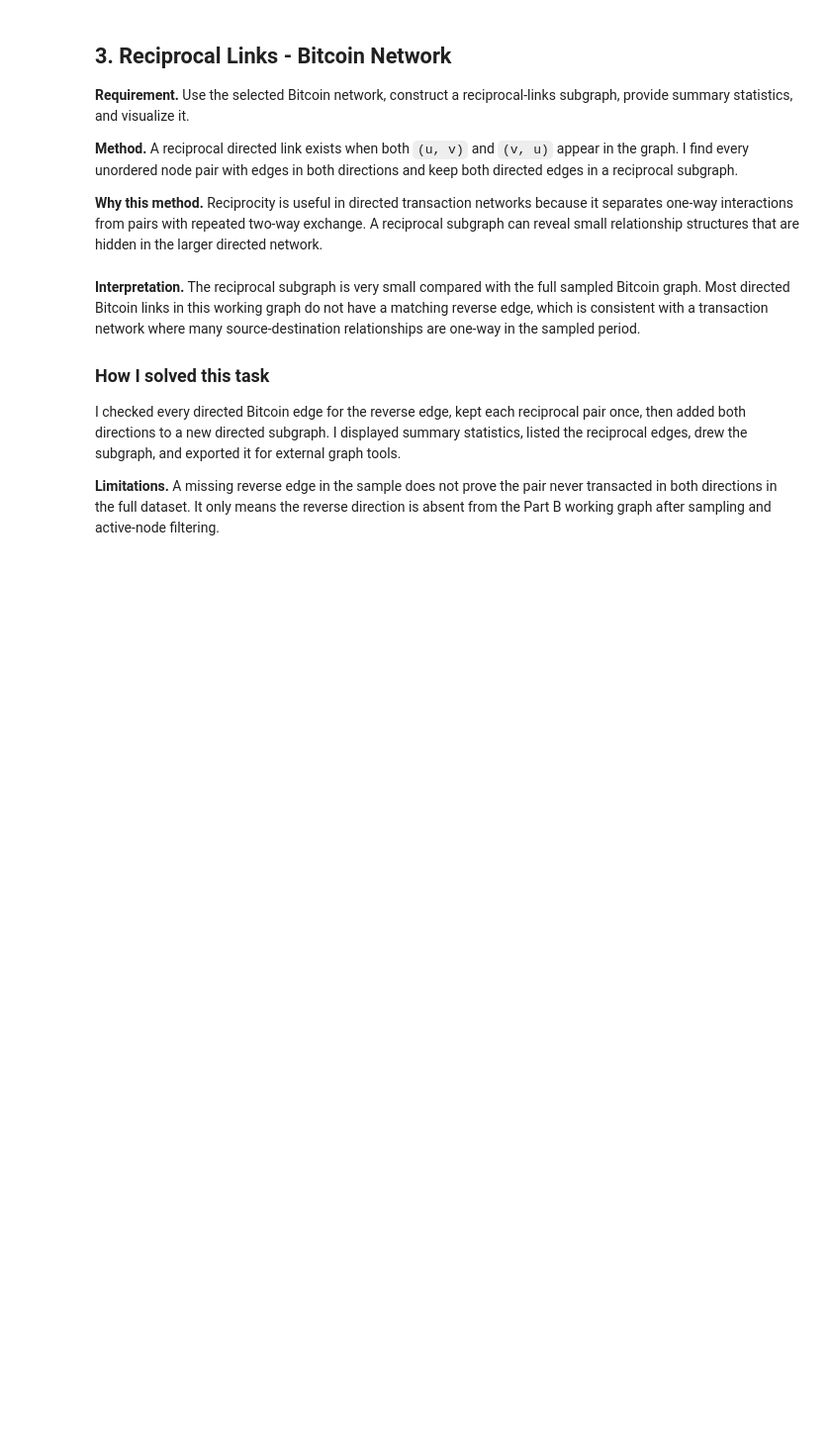
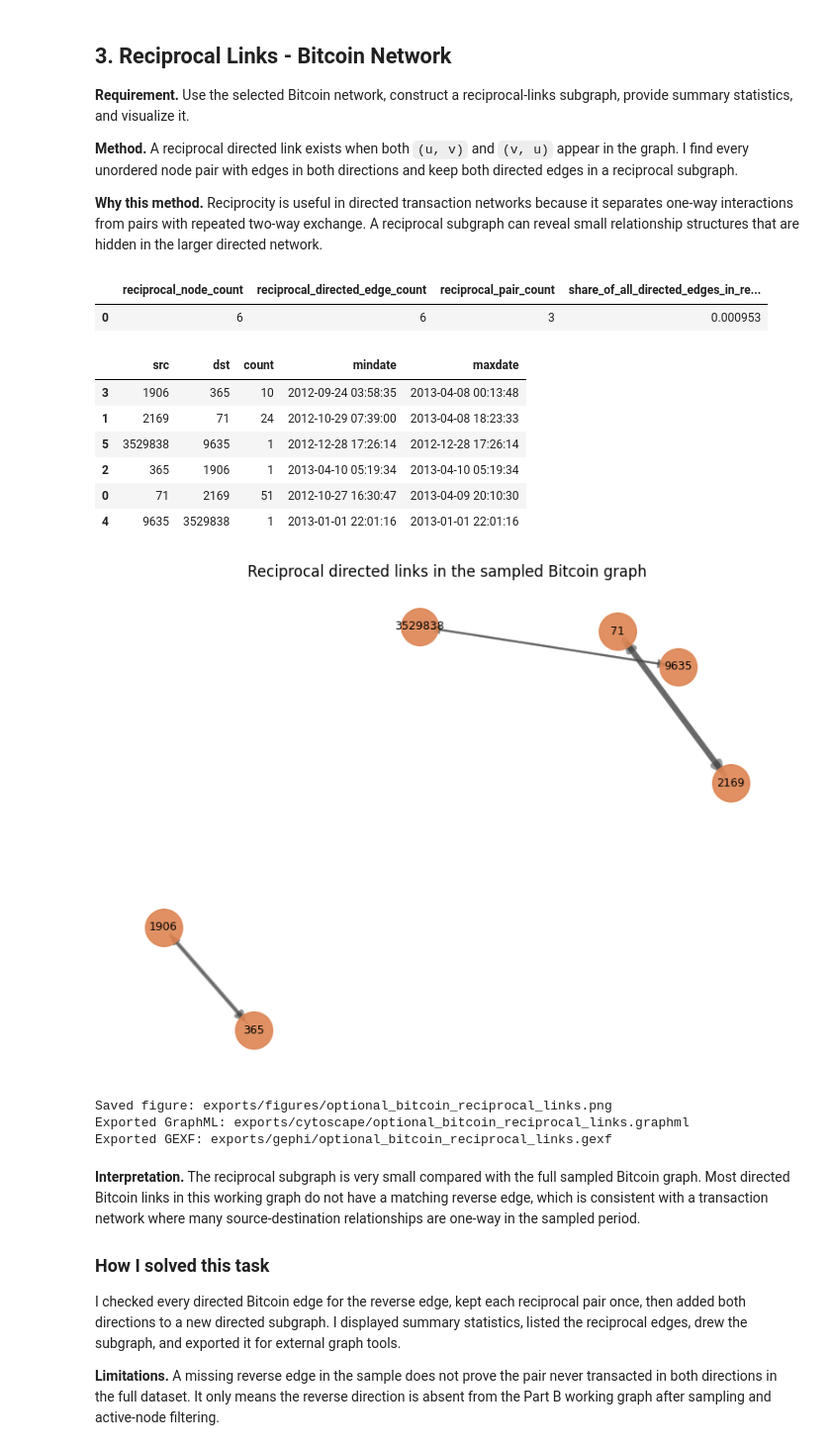
Before and after one commit to Bershco/ds-course-network-analysis, a Jupyter notebook: notebooks/optional_practice.ipynb, the cells around one changed output. Shown at 99% size. Drawn from its saved outputs; the diff is of its cells as text; code cells hidden in the pictures; blank space fills up the shorter version.

```diff
--- a/notebooks/optional_practice.ipynb
+++ b/notebooks/optional_practice.ipynb
@@ -243,35 +279,50 @@ for u, v in reciprocal_graph.edges():
         "maxdate": reciprocal_graph.edges[u, v].get("maxdate", pd.NaT),
     })
 display(pd.DataFrame(reciprocal_edge_rows).sort_values(["src", "dst"]))
 
 for node in reciprocal_graph.nodes:
     reciprocal_graph.nodes[node]["label"] = str(node)
     reciprocal_graph.nodes[node]["degree"] = int(reciprocal_graph.degree(node))
 
+reciprocal_export_graph = graph_with_export_safe_attributes(reciprocal_graph)
 reciprocal_graphml = CYTOSCAPE / "optional_bitcoin_reciprocal_links.graphml"
 reciprocal_gexf = GEPHI / "optional_bitcoin_reciprocal_links.gexf"
-nx.write_graphml(reciprocal_graph, reciprocal_graphml)
-nx.write_gexf(reciprocal_graph, reciprocal_gexf)
+nx.write_graphml(reciprocal_export_graph, reciprocal_graphml)
+nx.write_gexf(reciprocal_export_graph, reciprocal_gexf)
 
 fig, ax = plt.subplots(figsize=(8, 6))
 if reciprocal_graph.number_of_nodes() > 0:
     pos = nx.spring_layout(reciprocal_graph, seed=RANDOM_SEED, k=1.2)
     widths = [1.0 + math.log1p(reciprocal_graph.edges[edge].get("count", 1)) for edge in reciprocal_graph.edges]
     nx.draw_networkx_edges(reciprocal_graph, pos, ax=ax, arrows=True, arrowsize=14, width=widths, alpha=0.55, edge_color="#444444")
     nx.draw_networkx_nodes(reciprocal_graph, pos, ax=ax, node_size=900, node_color="#dd8452", alpha=0.9)
     nx.draw_networkx_labels(reciprocal_graph, pos, ax=ax, font_size=9)
 else:
     ax.text(0.5, 0.5, "No reciprocal links found", ha="center", va="center")
 ax.set_title("Reciprocal directed links in the sampled Bitcoin graph")
 ax.axis("off")
 fig.tight_layout()
 reciprocal_fig = FIGURES / "optional_bitcoin_reciprocal_links.png"
 fig.savefig(reciprocal_fig, dpi=160, bbox_inches="tight")
 plt.show()
 
 print(f"Saved figure: {reciprocal_fig.relative_to(ROOT)}")
 print(f"Exported GraphML: {reciprocal_graphml.relative_to(ROOT)}")
 print(f"Exported GEXF: {reciprocal_gexf.relative_to(ROOT)}")
+# %% [output]
+|  | reciprocal_node_count | reciprocal_directed_edge_count | reciprocal_pair_count | share_of_all_directed_edges_in_re... |
+| 0 | 6 | 6 | 3 | 0.000953 |
+|  | src | dst | count | mindate | maxdate |
+| 3 | 1906 | 365 | 10 | 2012-09-24 03:58:35 | 2013-04-08 00:13:48 |
+| 1 | 2169 | 71 | 24 | 2012-10-29 07:39:00 | 2013-04-08 18:23:33 |
+| 5 | 3529838 | 9635 | 1 | 2012-12-28 17:26:14 | 2012-12-28 17:26:14 |
+| 2 | 365 | 1906 | 1 | 2013-04-10 05:19:34 | 2013-04-10 05:19:34 |
+| 0 | 71 | 2169 | 51 | 2012-10-27 16:30:47 | 2013-04-09 20:10:30 |
+| 4 | 9635 | 3529838 | 1 | 2013-01-01 22:01:16 | 2013-01-01 22:01:16 |
+[figure, added]
+Saved figure: exports/figures/optional_bitcoin_reciprocal_links.png
+Exported GraphML: exports/cytoscape/optional_bitcoin_reciprocal_links.graphml
+Exported GEXF: exports/gephi/optional_bitcoin_reciprocal_links.gexf
 # %% [markdown]
 **Interpretation.** The reciprocal subgraph is very small compared with the full sampled Bitcoin graph. Most directed Bitcoin links in this working graph do not have a matching reverse edge, which is consistent with a transaction network where many source-destination relationships are one-way in the sampled period.
 
```
Also changed, not shown: parts of 5 cells of this notebook.
